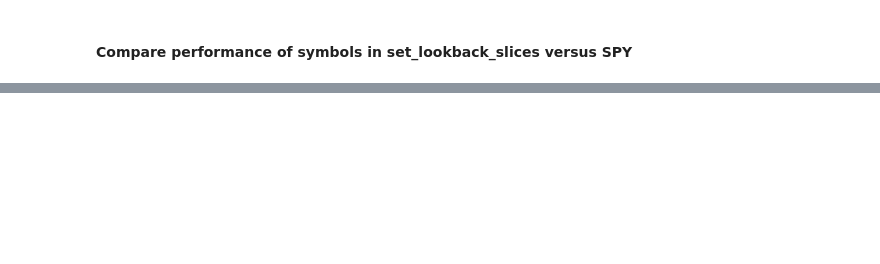
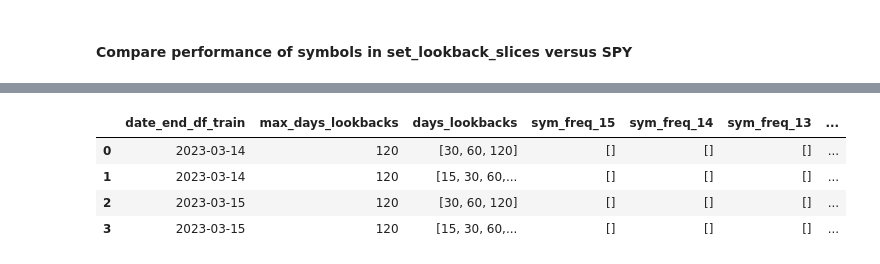
Before and after one commit to pympk/py3810, a Jupyter notebook: yf_7a.ipynb, the cells around one changed output, grey strips where cells are left out. Cells and saved outputs as stored; diff of their text form; code cells hidden in the pictures; blank space fills up the shorter version.

```diff
--- a/yf_7a.ipynb
+++ b/yf_7a.ipynb
@@ -89,7 +89,7 @@ fp_df_close_clean = 'df_close_clean'
 
 
 fp_df_eval_results = f'df_eval_results'
-
+fp_df_picks = f'df_picks'
 
 
 
@@ -109,7 +109,7 @@ fp_df_eval_results = f'df_eval_results'
 # fp_df_picks  = f'df_picks'
 ###########################################################################################################
 
-df_close_clean = pickle_load(path_data_dump, fp_df_close_clean)
+# df_close_clean = pickle_load(path_data_dump, fp_df_close_clean)
 # %% [markdown]
 #### Check run results
 # %%
@@ -626,3 +728,12 @@ df
+# %%
+df = pickle_load(path_data_dump, fp_df_picks)
+df.tail()
+# %% [output]
+|  | date_end_df_train | max_days_lookbacks | days_lookbacks | sym_freq_15 | sym_freq_14 | sym_freq_13 | ... |
+| 0 | 2023-03-14 | 120 | [30, 60, 120] | [] | [] | [] | ... |
+| 1 | 2023-03-14 | 120 | [15, 30, 60,... | [] | [] | [] | ... |
+| 2 | 2023-03-15 | 120 | [30, 60, 120] | [] | [] | [] | ... |
+| 3 | 2023-03-15 | 120 | [15, 30, 60,... | [] | [] | [] | ... |
 # %%
 # if store_results:  # record results to df
 #   if run_type == 'train':
```
Also changed, not shown: parts of 16 cells of this notebook, 1 other file.
